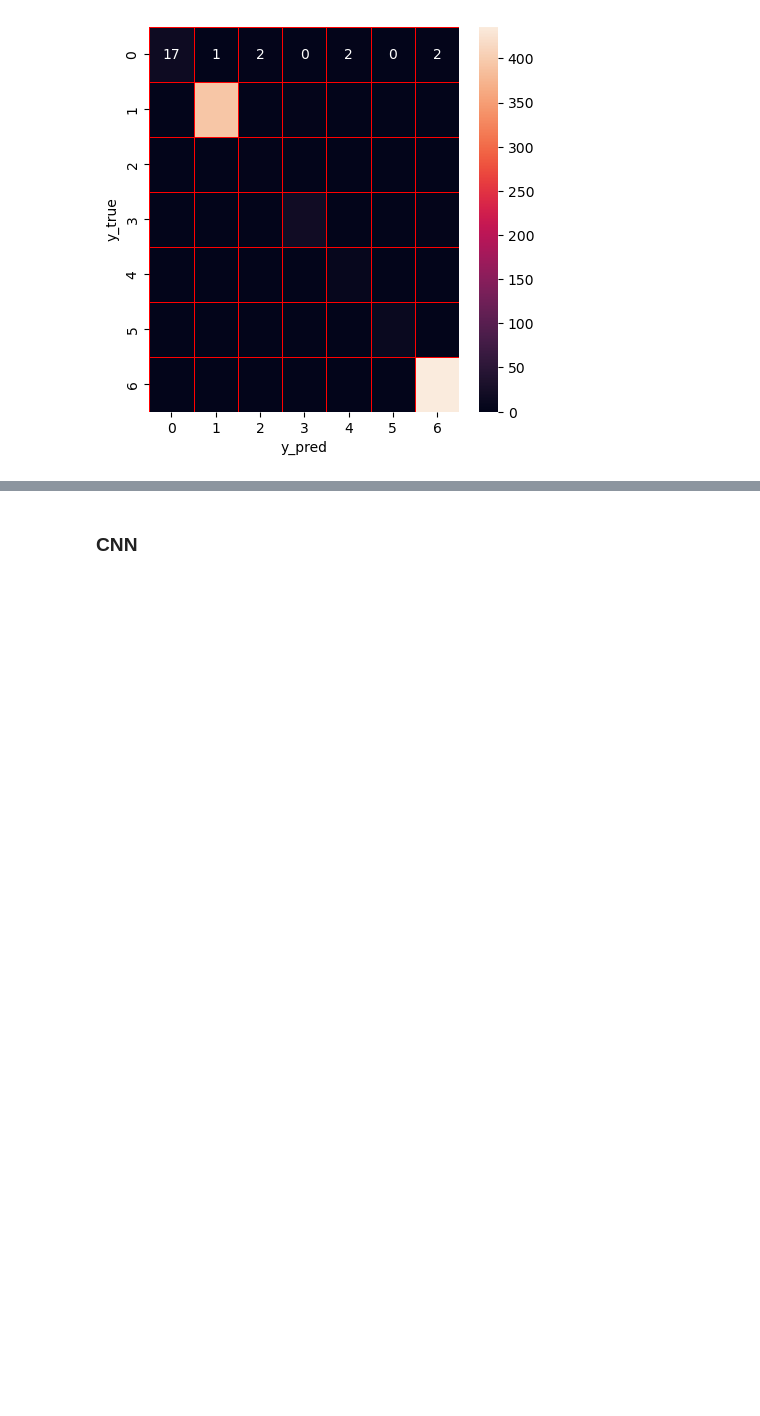
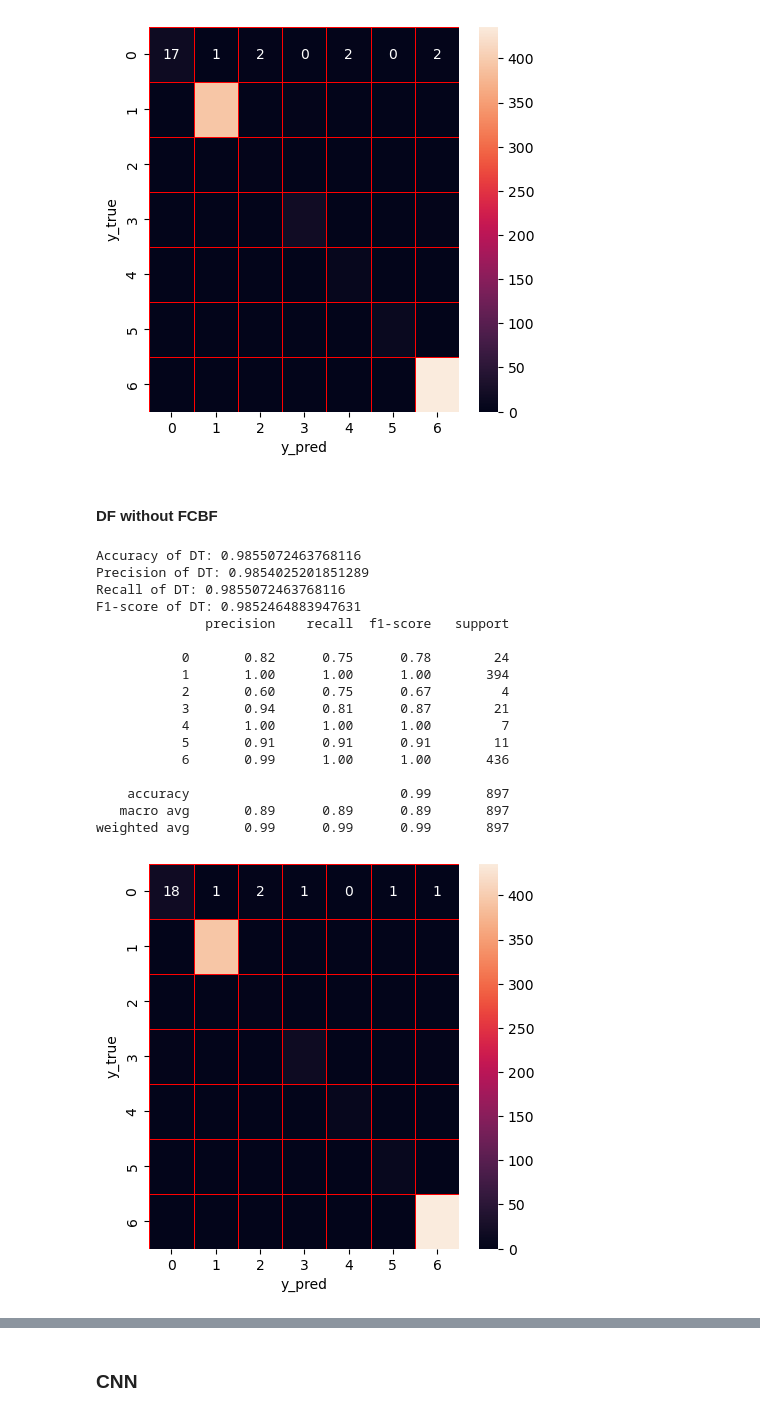
Before and after one commit to Johann-George/IDPS, a Jupyter notebook: Intrusion Detection_Sampled _Set.ipynb, the cells around one changed output, grey strips where cells are left out. Cells and saved outputs as stored; diff of their text form; code cells hidden in the pictures; blank space fills up the shorter version.

```diff
--- a/Intrusion Detection_Sampled _Set.ipynb
+++ b/Intrusion Detection_Sampled _Set.ipynb
@@ -837,0 +920,39 @@ weighted avg       0.99      0.99      0.99       897
+# %% [markdown]
+#### DF without FCBF
+# %%
+dt = DecisionTreeClassifier(random_state = 0)
+dt.fit(X_train_1,y_train_1)
+dt_score=dt.score(X_test_1,y_test_1)
+y_predict_1=dt.predict(X_test_1)
+y_true_1=y_test_1
+print('Accuracy of DT: '+ str(dt_score))
+precision,recall,fscore,none= precision_recall_fscore_support(y_true_1, y_predict_1, average='weighted')
+print('Precision of DT: '+(str(precision)))
+print('Recall of DT: '+(str(recall)))
+print('F1-score of DT: '+(str(fscore)))
+print(classification_report(y_true_1,y_predict_1))
+cm=confusion_matrix(y_true_1,y_predict_1)
+f,ax=plt.subplots(figsize=(5,5))
+sns.heatmap(cm,annot=True,linewidth=0.5,linecolor="red",fmt=".0f",ax=ax)
+plt.xlabel("y_pred")
+plt.ylabel("y_true")
+plt.show()
+# %% [output]
+Accuracy of DT: 0.9855072463768116
+Precision of DT: 0.9854025201851289
+Recall of DT: 0.9855072463768116
+F1-score of DT: 0.9852464883947631
+              precision    recall  f1-score   support
+
+           0       0.82      0.75      0.78        24
+           1       1.00      1.00      1.00       394
+           2       0.60      0.75      0.67         4
+           3       0.94      0.81      0.87        21
+           4       1.00      1.00      1.00         7
+           5       0.91      0.91      0.91        11
+           6       0.99      1.00      1.00       436
+
+    accuracy                           0.99       897
+   macro avg       0.89      0.89      0.89       897
+weighted avg       0.99      0.99      0.99       897
+[figure, added]
```
Also changed, not shown: parts of 14 cells of this notebook.
